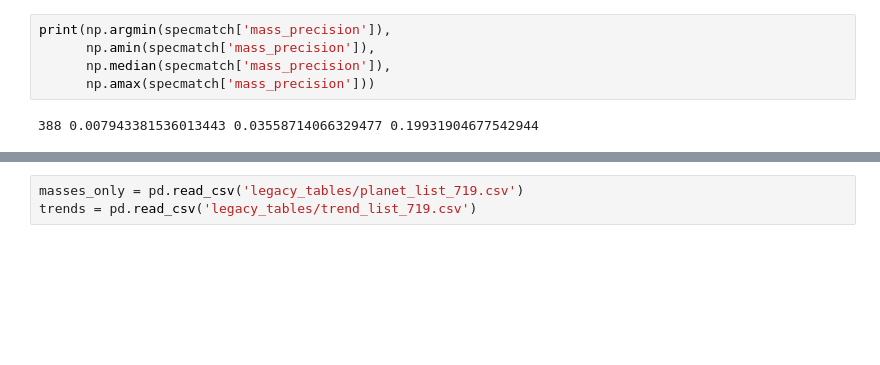
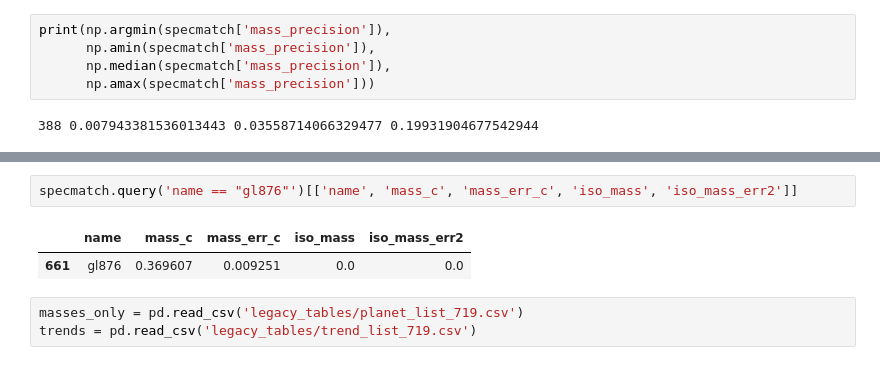
Before and after one commit to leerosenthalj/CLSI, a Jupyter notebook: Notebook_Statistics.ipynb, the cells around one changed output, grey strips where cells are left out. Cells and saved outputs as stored; diff of their text form; blank space fills up the shorter version.

```diff
--- a/Notebook_Statistics.ipynb
+++ b/Notebook_Statistics.ipynb
@@ -52,3 +52,8 @@ Name: 609, dtype: object
+# %%
+specmatch.query('name == "gl876"')[['name', 'mass_c', 'mass_err_c', 'iso_mass', 'iso_mass_err2']]
+# %% [output]
+|  | name | mass_c | mass_err_c | iso_mass | iso_mass_err2 |
+| 661 | gl876 | 0.369607 | 0.009251 | 0.0 | 0.0 |
 # %%
 masses_only = pd.read_csv('legacy_tables/planet_list_719.csv')
 trends = pd.read_csv('legacy_tables/trend_list_719.csv')
```
Also changed, not shown: parts of 1 cell of this notebook, 3 other files.
